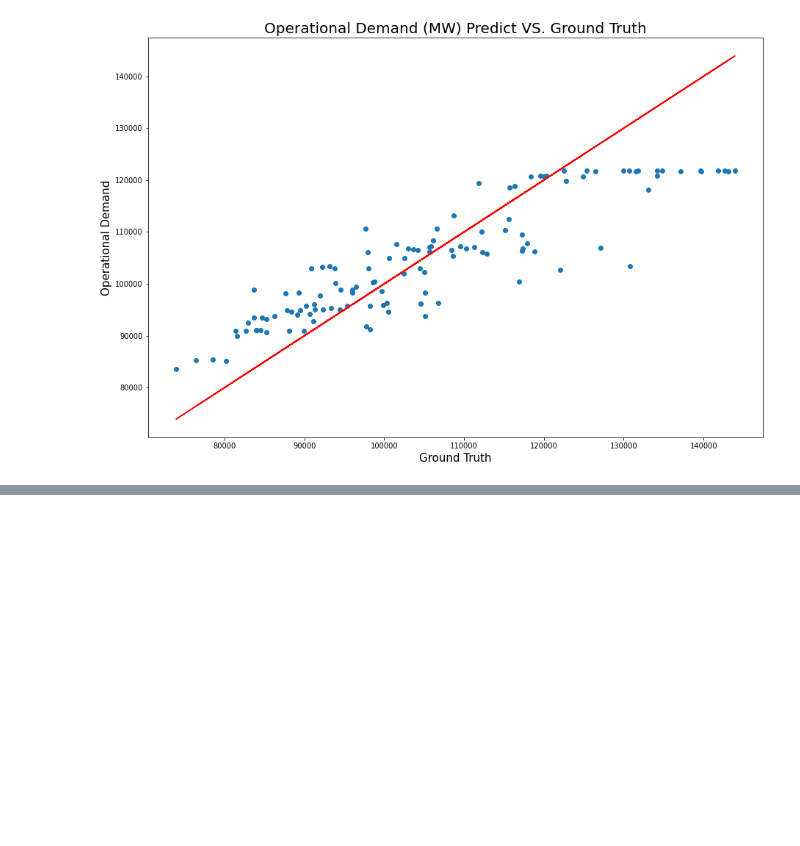
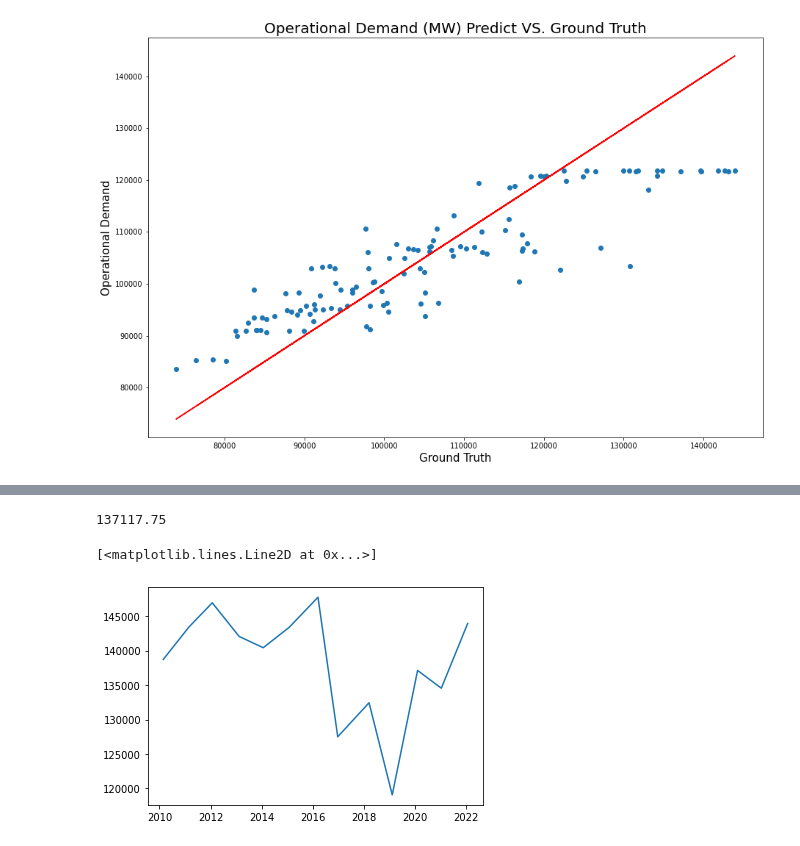
Before and after one commit to zheyzhang/Capstone-Individual, a Jupyter notebook: Data Modelling AEMO/BOM_model.ipynb, the cells around one changed output, grey strips where cells are left out. Saved outputs shown, nothing was run; the diff lists cells and outputs as text; code cells hidden in the pictures; blank space fills up the shorter version.

```diff
--- a/Data Modelling AEMO/BOM_model.ipynb
+++ b/Data Modelling AEMO/BOM_model.ipynb
@@ -204,6 +211,6 @@ plt.show()
 [figure]
 [figure]
 # %%
-order_table = predict_table.sort_values('Operational Demand (MW)',ascending=False)
-order_table[3:4]
+order_table = predict_table.sort_values('Operational Demand (MW)',ascending=True)
+order_table.tail(50)
 # %% [output]
@@ -214,0 +235,9 @@ model_df[(model_df.index >= '2021-12-01') & ('2022-04-01' > model_df.index)]
+# %%
+new_df_summer = pd.DataFrame()
+for i in range(2009,2023):
+    s0 = str(i) + '-12-01'
+    s1 = str(i+1) + '-04-01'
+    df_summer = model_df[(model_df.index >= s0) & (s1 > model_df.index)]
+    order_table = df_summer.sort_values('Operational Demand (MW)',ascending=False)
+    nr = order_table[0:1]
+    new_df_summer = pd.concat((new_df_summer,nr))
@@ -214,0 +262,11 @@ model_df[(model_df.index >= '2021-12-01') & ('2022-04-01' > model_df.index)]
+# %%
+a=137117.750+137117.750+137117.750+137117.750
+a/4
+# %% [output]
+137117.75
+# %%
+od = new_df_summer['Operational Demand (MW)']
+plt.plot(od.index,od)
+# %% [output]
+[<matplotlib.lines.Line2D at 0x...>]
+[figure, added]
```
Also changed, not shown: parts of 7 cells of this notebook.
